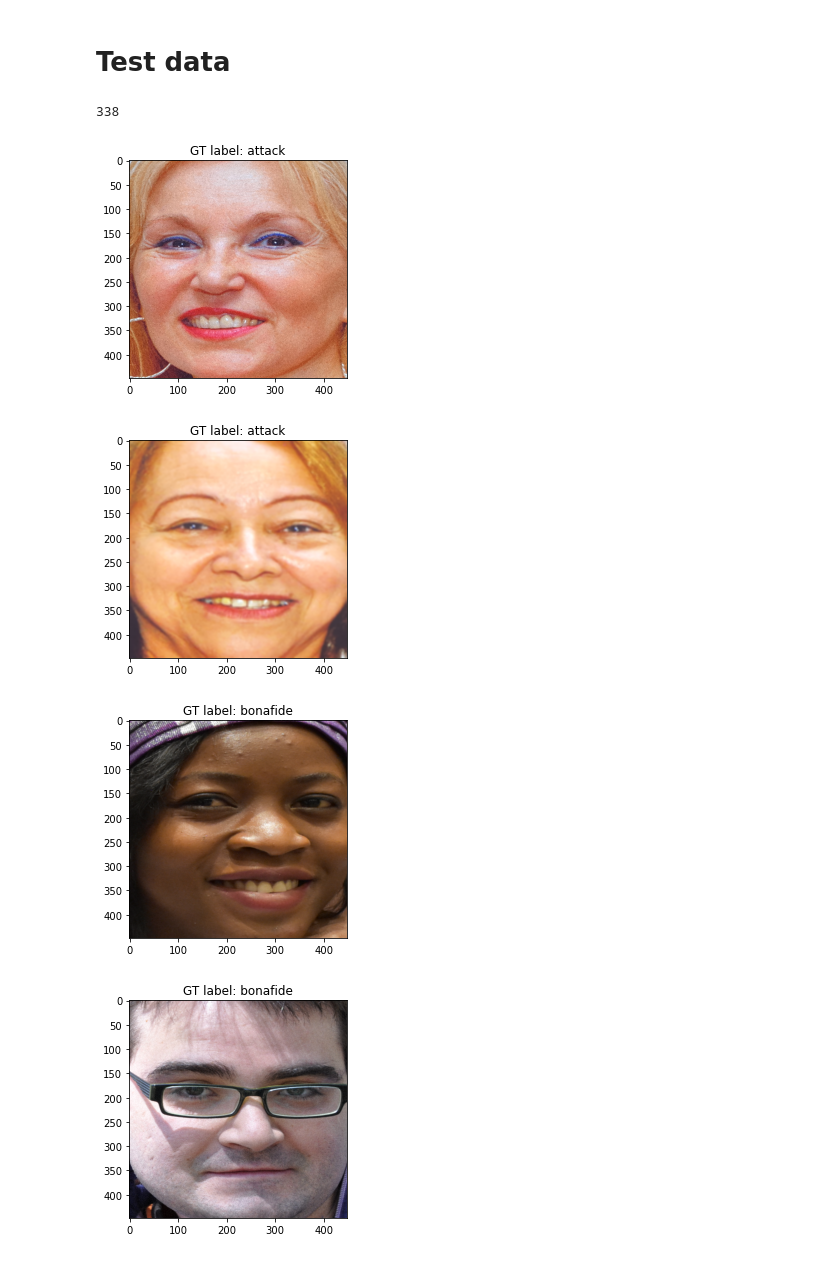
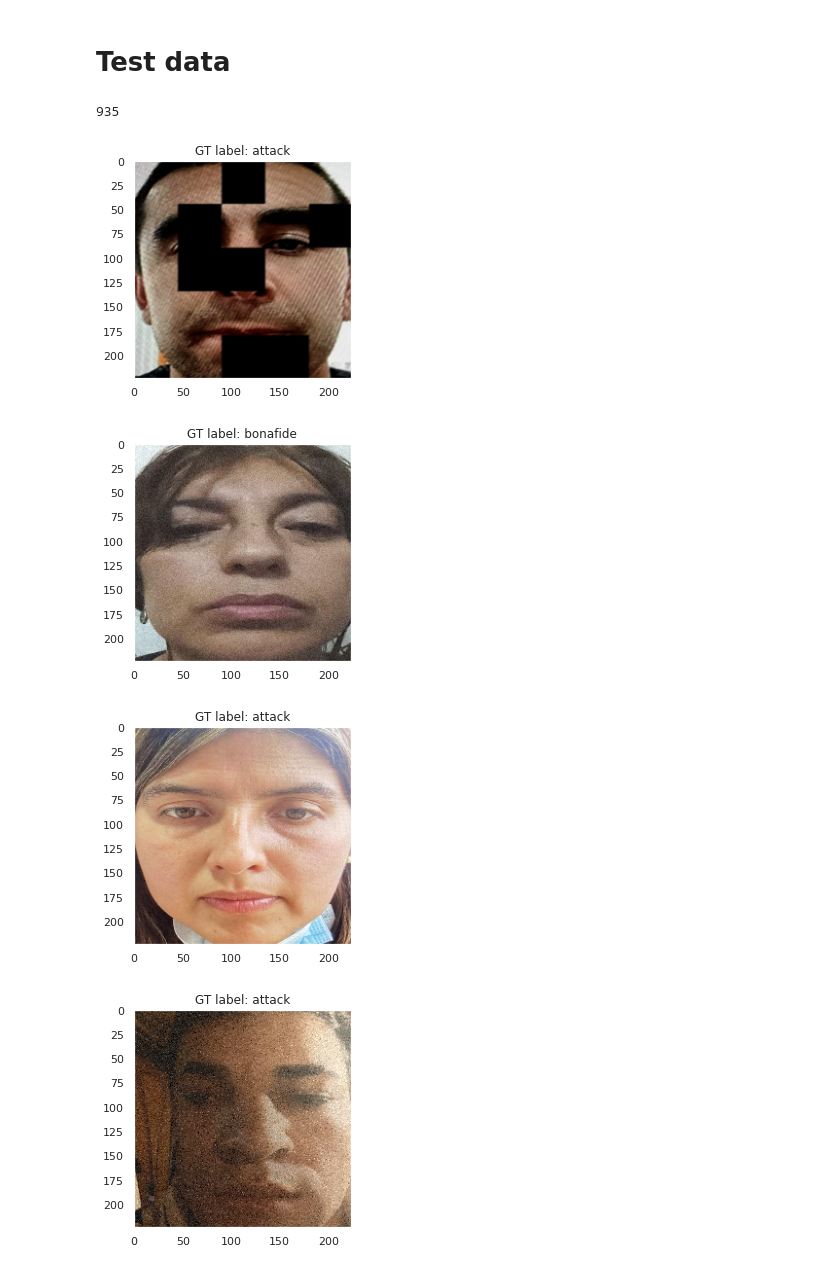
Before and after one commit to Choapinus/thesis-msc-2022, a Jupyter notebook: notebooks/train.ipynb, the cells around one changed output. Saved outputs shown, nothing was run; the diff lists cells and outputs as text; code cells hidden in the pictures.

```diff
--- a/notebooks/train.ipynb
+++ b/notebooks/train.ipynb
@@ -23,7 +53,7 @@ from tensorflow.keras.metrics import FalsePositives, FalseNegatives, AUC, TruePo
 %load_ext autoreload
 %autoreload 2
 # %%
-datapath = '../data/02_intermediate/flickr'
+datapath = '../data/02_intermediate/splunk'
 images_list = [*list_images(datapath)]
 _classes = ('attack', 'bonafide')
 _bf_index = _classes.index('bonafide')
@@ -33,10 +63,10 @@ _bf_index = _classes.index('bonafide')
 alpha = 1.0
 epochs = 200
 batch_size = 16
-_size = (448, 448)
+_size = (224, 224)
 learning_rate = 1e-4
 buffer_size = 10101101
-optim_str = 'rmsprop' # rmsprop / sgd / adam
+optim_str = 'sgd' # rmsprop / sgd / adam
 output_func = 'sigmoid' # sigmoid / softmax
 loss = 'binary_crossentropy' # binary_crossentropy / categorical_crossentropy
 
@@ -109,9 +193,9 @@ def _parse_function_without_DA(impath):
 bf_y = np.ones(len(bf))
 att_y = np.zeros(len(att))
 
-# limit data
-att = att[:len(bf)*2]
-att_y = att_y[:len(bf)*2]
+# # limit data
+# att = att[:len(bf)*2]
+# att_y = att_y[:len(bf)*2]
 # %%
 bf_y.shape, att_y.shape
 # %% [output]
@@ -185,4 +269,4 @@ test_dataset = test_dataset.batch(1)
 # %%
 len(train_dataset)
 # %% [output]
-338
+935
@@ -207,18 +273,18 @@ len(train_dataset)
 # %%
 with warnings.catch_warnings():
     warnings.warn("deprecated", DeprecationWarning)
     warnings.simplefilter("ignore")
 
     for bs in train_dataset.take(5):
         im, lb = bs
 
         _class_argmax = np.argmax(lb[0], axis=-1)
         plt.title(f'GT label: {_classes[_class_argmax]}')
         plt.imshow(im[0])
+        plt.grid(False)
         plt.show()
-        # break
 # %% [output]
-[figure, old version]
+[figure, new version]
-[figure, old version]
+[figure, new version]
-[figure, old version]
+[figure, new version]
-[figure, old version]
+[figure, new version]
```
Also changed, not shown: parts of 34 cells of this notebook, 4 other files.
